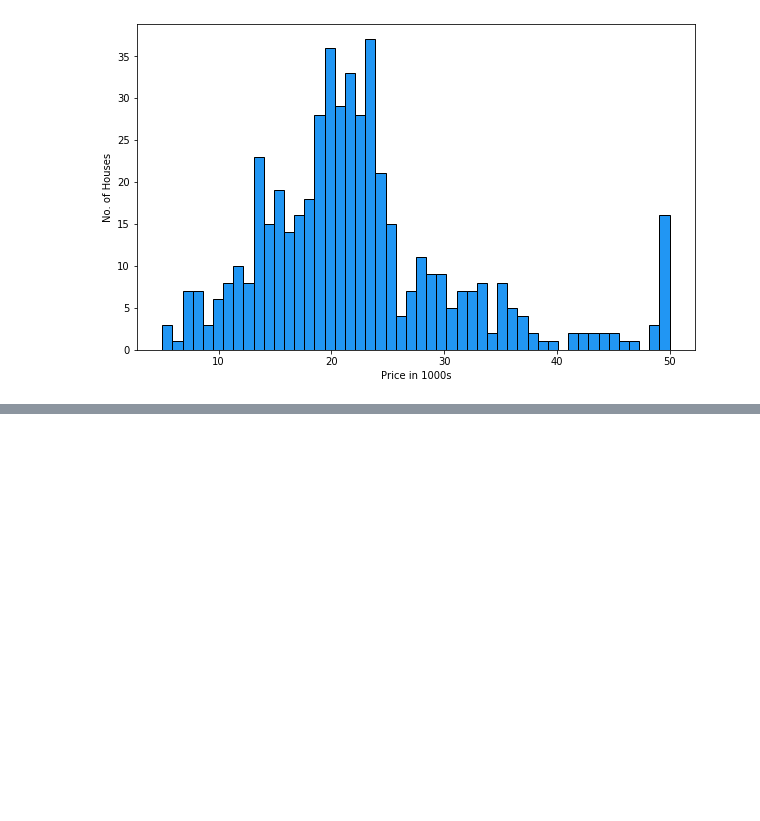
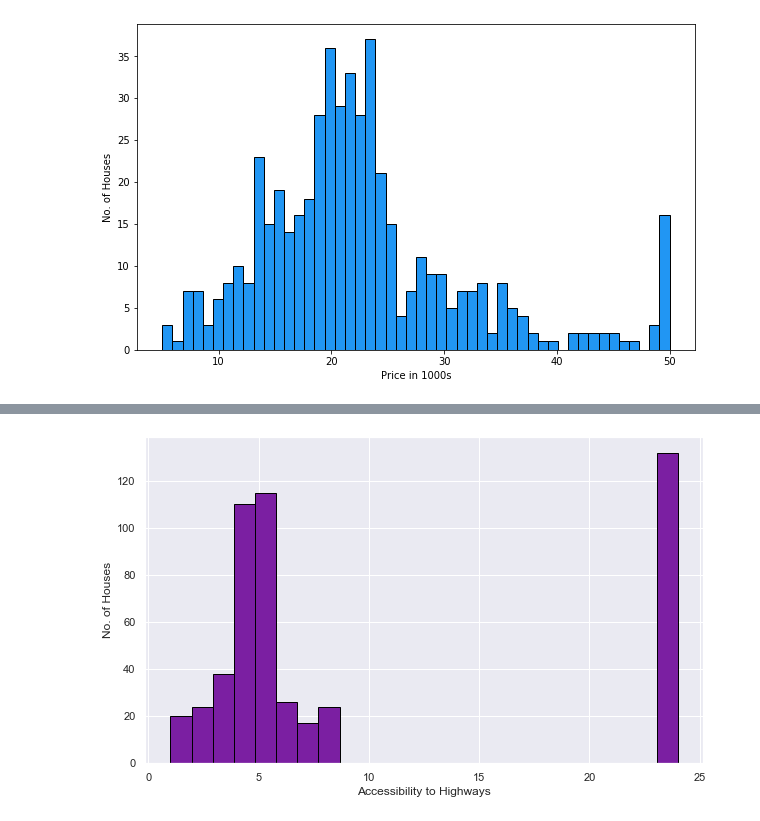
Before and after one commit to rasoulghaznavi/Excersise, a Jupyter notebook: 04 Multivariate Regression.ipynb, the cells around one changed output, grey strips where cells are left out. Saved outputs shown, nothing was run; the diff lists cells and outputs as text; code cells hidden in the pictures; blank space fills up the shorter version.

```diff
--- a/04 Multivariate Regression.ipynb
+++ b/04 Multivariate Regression.ipynb
@@ -203,0 +225,8 @@ plt.show()
+# %%
+plt.figure(figsize=(10,6))
+plt.xlabel('Accessibility to Highways')
+plt.ylabel("No. of Houses")
+plt.hist(data['RAD'], ec='black',bins=24 , color='#7B1FA2')
+plt.show()
+# %% [output]
+[figure, added]
```
Also changed, not shown: parts of 18 cells of this notebook.
